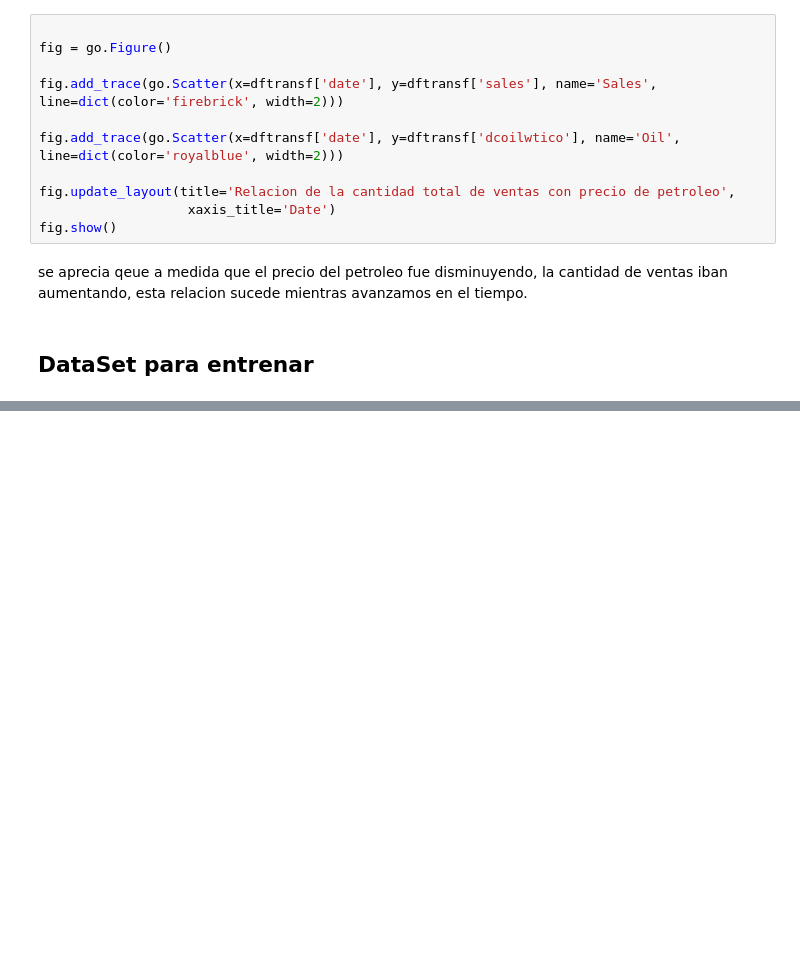
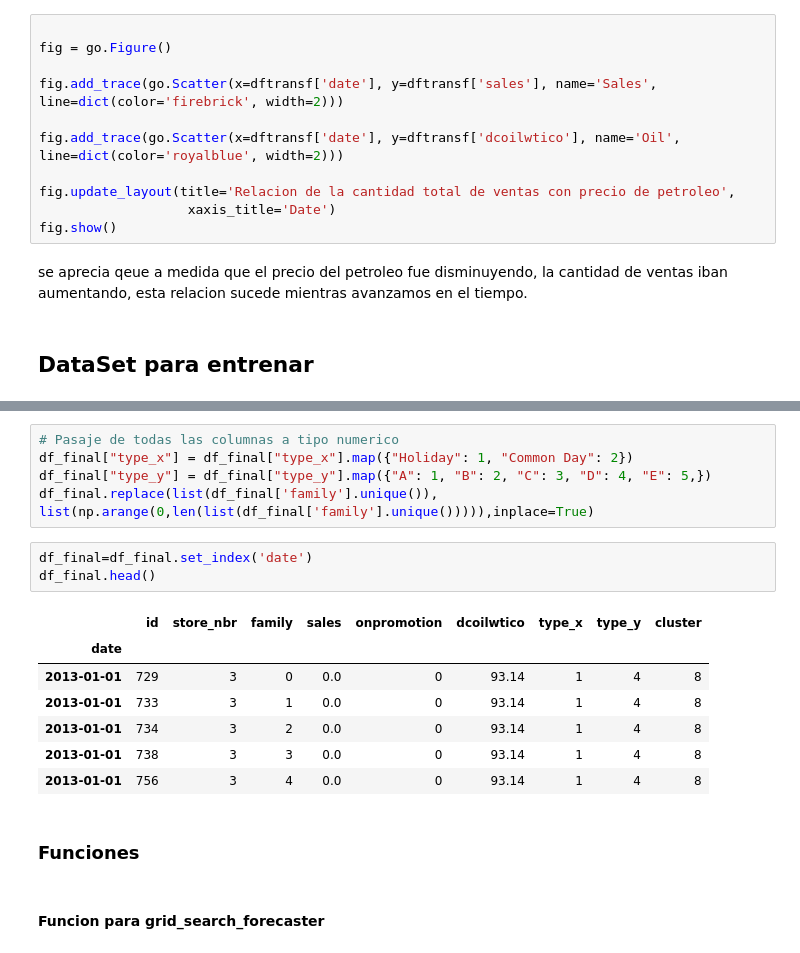
Before and after one commit to LautaroSantos8/IES21, a Jupyter notebook: 4to cuatrimestre/PP2/tp_series_de_tiempo.ipynb, the cells around one changed output, grey strips where cells are left out. Drawn from its saved outputs; the diff is of its cells as text; blank space fills up the shorter version.

```diff
--- a/4to cuatrimestre/PP2/tp_series_de_tiempo.ipynb
+++ b/4to cuatrimestre/PP2/tp_series_de_tiempo.ipynb
@@ -764,0 +359,20 @@ fig.show()
+# %%
+# Pasaje de todas las columnas a tipo numerico
+df_final["type_x"] = df_final["type_x"].map({"Holiday": 1, "Common Day": 2})
+df_final["type_y"] = df_final["type_y"].map({"A": 1, "B": 2, "C": 3, "D": 4, "E": 5,})
+df_final.replace(list(df_final['family'].unique()), list(np.arange(0,len(list(df_final['family'].unique())))),inplace=True)
+# %%
+df_final=df_final.set_index('date')
+df_final.head()
+# %% [output]
+|  | id | store_nbr | family | sales | onpromotion | dcoilwtico | type_x | type_y | cluster |
+| date |  |  |  |  |  |  |  |  |  |
+| 2013-01-01 | 729 | 3 | 0 | 0.0 | 0 | 93.14 | 1 | 4 | 8 |
+| 2013-01-01 | 733 | 3 | 1 | 0.0 | 0 | 93.14 | 1 | 4 | 8 |
+| 2013-01-01 | 734 | 3 | 2 | 0.0 | 0 | 93.14 | 1 | 4 | 8 |
+| 2013-01-01 | 738 | 3 | 3 | 0.0 | 0 | 93.14 | 1 | 4 | 8 |
+| 2013-01-01 | 756 | 3 | 4 | 0.0 | 0 | 93.14 | 1 | 4 | 8 |
+# %% [markdown]
+### Funciones
+# %% [markdown]
+#### Funcion para grid_search_forecaster
```
Also changed, not shown: parts of 157 cells of this notebook.
